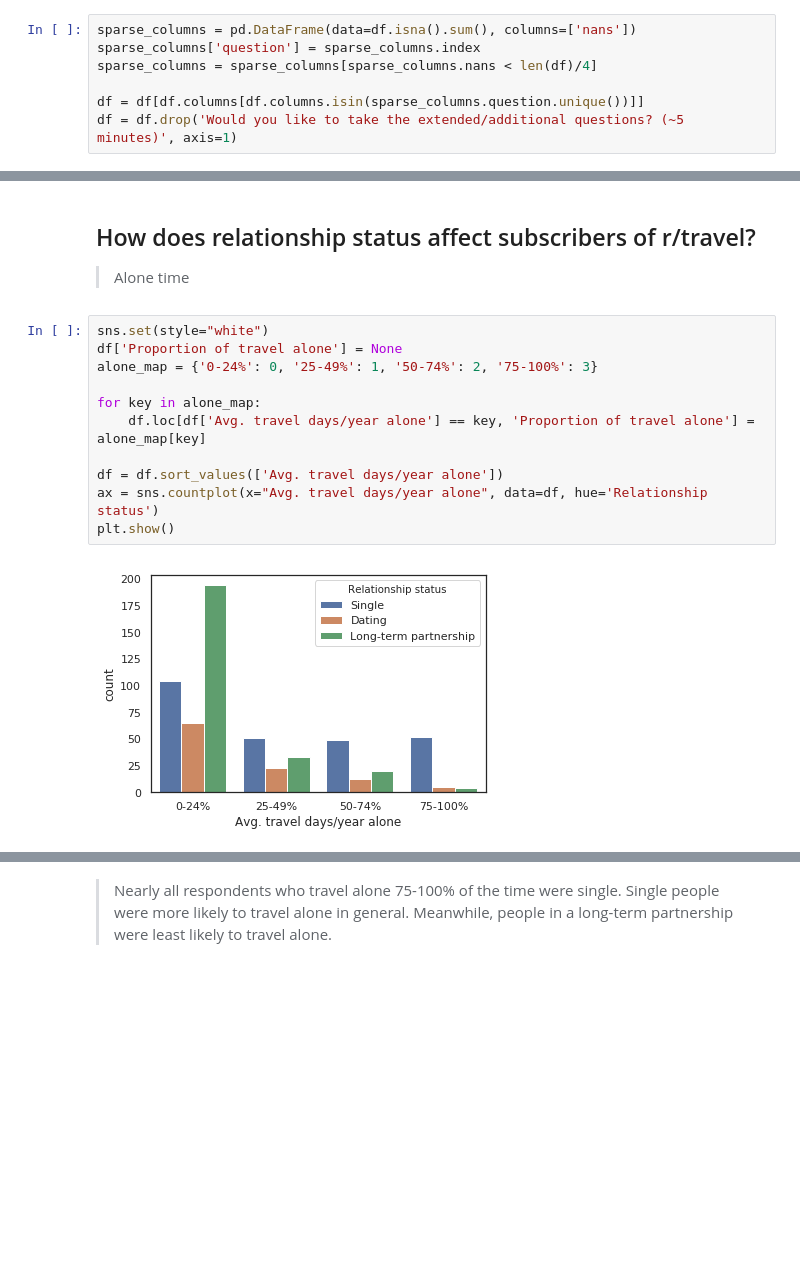
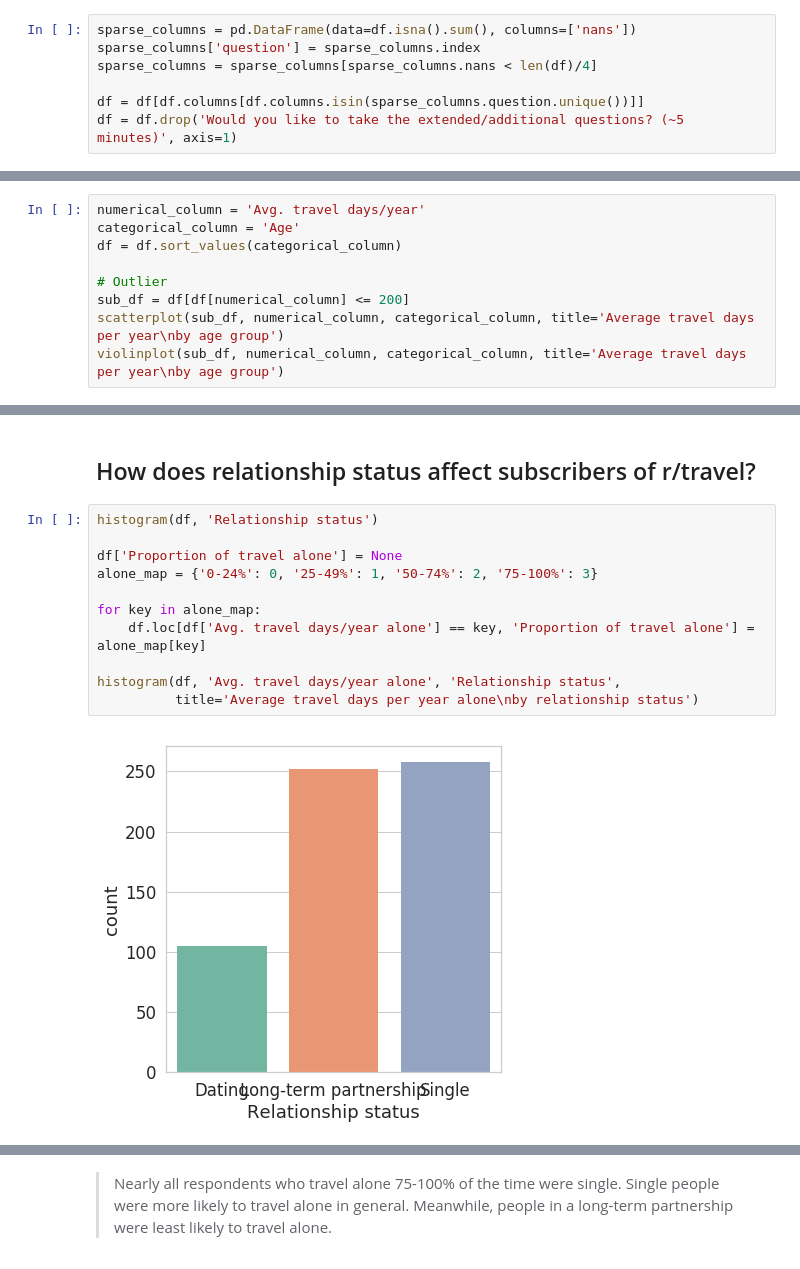
Before and after one commit to kairstenfay/data-viz, a Jupyter notebook: r-travel-data-battle.ipynb, the cells around one changed output, grey strips where cells are left out. Drawn from its saved outputs; the diff is of its cells as text; blank space fills up the shorter version.

Commit message:
backing up after exploring stacked bar charts

```diff
--- a/r-travel-data-battle.ipynb
+++ b/r-travel-data-battle.ipynb
@@ -297,0 +401,9 @@ plt.show()
+# %%
+numerical_column = 'Avg. travel days/year'
+categorical_column = 'Age'
+df = df.sort_values(categorical_column)
+
+# Outlier
+sub_df = df[df[numerical_column] <= 200]
+scatterplot(sub_df, numerical_column, categorical_column, title='Average travel days per year\nby age group')
+violinplot(sub_df, numerical_column, categorical_column, title='Average travel days per year\nby age group')
@@ -298,17 +413,15 @@ plt.show()
 # %% [markdown]
 ## How does relationship status affect subscribers of r/travel?
-
-> Alone time
 # %%
-sns.set(style="white")
+histogram(df, 'Relationship status')
+
 df['Proportion of travel alone'] = None
 alone_map = {'0-24%': 0, '25-49%': 1, '50-74%': 2, '75-100%': 3}
 
 for key in alone_map:
     df.loc[df['Avg. travel days/year alone'] == key, 'Proportion of travel alone'] = alone_map[key]
 
-df = df.sort_values(['Avg. travel days/year alone'])
-ax = sns.countplot(x="Avg. travel days/year alone", data=df, hue='Relationship status')
-plt.show()
+histogram(df, 'Avg. travel days/year alone', 'Relationship status',
+          title='Average travel days per year alone\nby relationship status')
 # %% [output]
-[figure, old version]
+[figure, new version]
```
Also changed, not shown: parts of 31 cells of this notebook.
